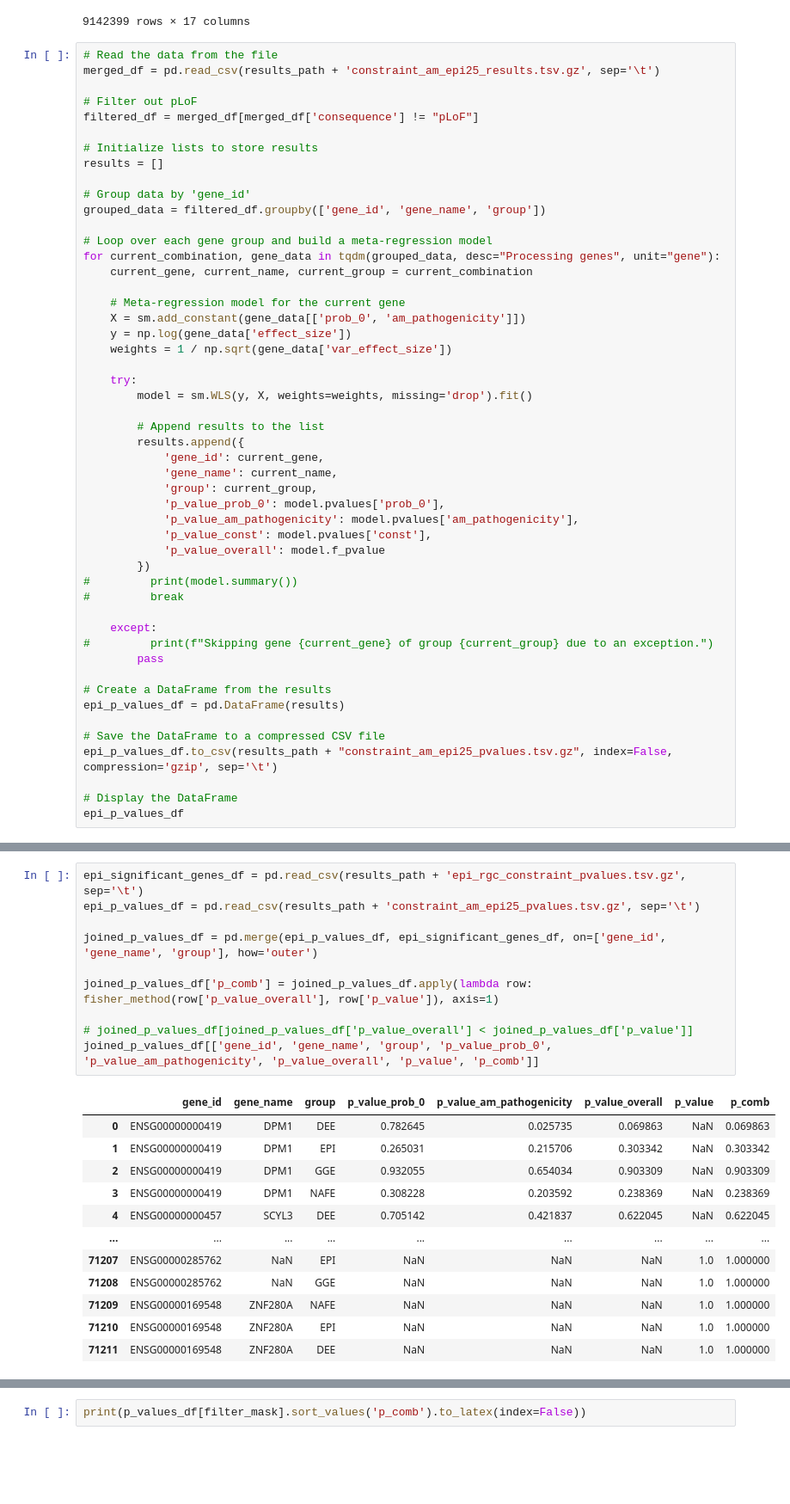
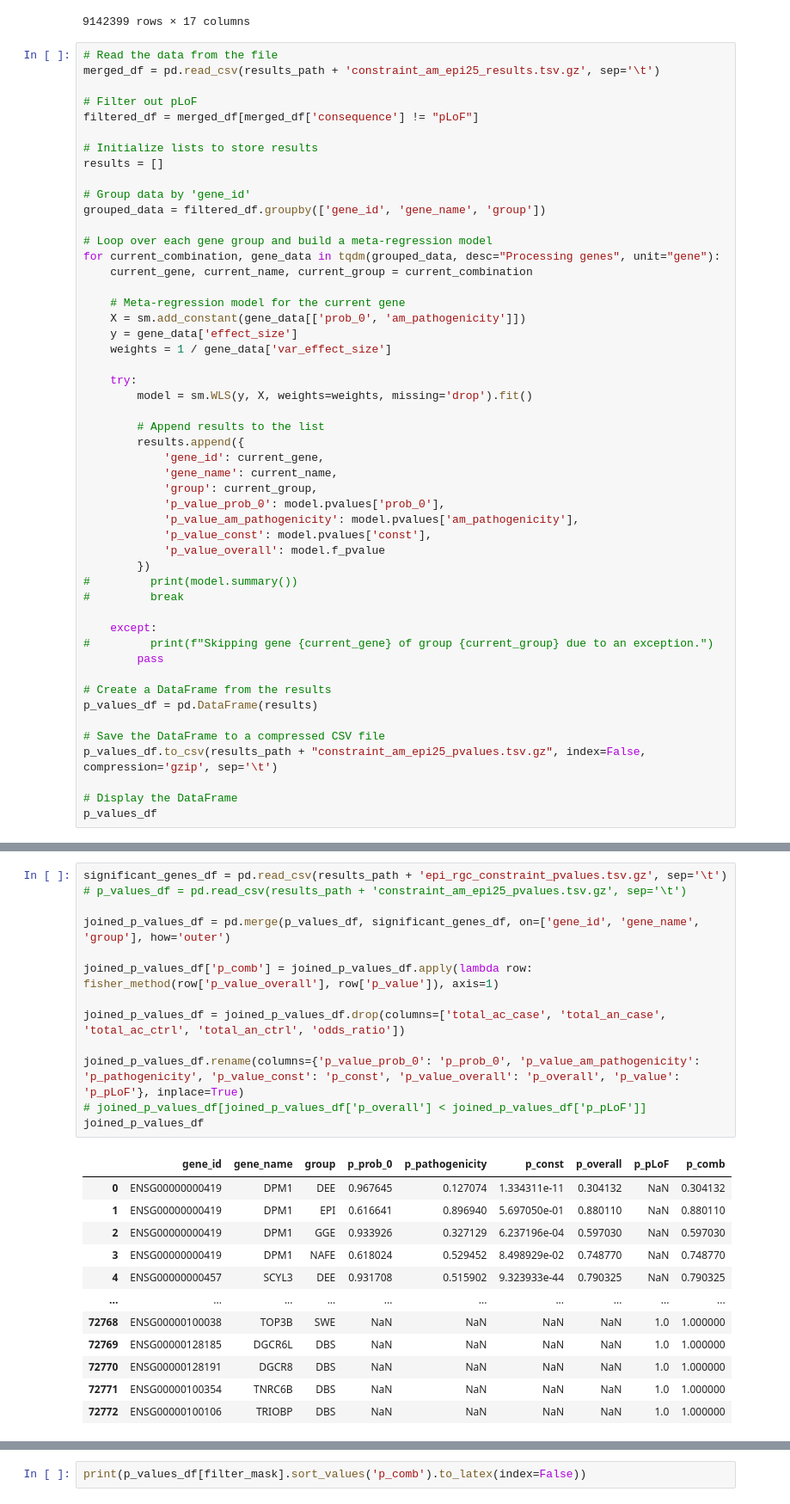
Before and after one commit to healthcare-medicine-ai/wgs-constraint-llm, a Jupyter notebook: Epilepsy Analysis.ipynb, the cells around one changed output, grey strips where cells are left out. Shown at 86% size. Saved outputs shown, nothing was run; the diff lists cells and outputs as text; blank space fills up the shorter version.

```diff
--- a/Epilepsy Analysis.ipynb
+++ b/Epilepsy Analysis.ipynb
@@ -617,8 +617,8 @@ for current_combination, gene_data in tqdm(grouped_data, desc="Processing genes"
 
     # Meta-regression model for the current gene
     X = sm.add_constant(gene_data[['prob_0', 'am_pathogenicity']])
-    y = np.log(gene_data['effect_size'])
-    weights = 1 / np.sqrt(gene_data['var_effect_size'])
+    y = gene_data['effect_size']
+    weights = 1 / gene_data['var_effect_size']
 
     try:
         model = sm.WLS(y, X, weights=weights, missing='drop').fit()
@@ -641,12 +641,12 @@ for current_combination, gene_data in tqdm(grouped_data, desc="Processing genes"
         pass
 
 # Create a DataFrame from the results
-epi_p_values_df = pd.DataFrame(results)
+p_values_df = pd.DataFrame(results)
 
 # Save the DataFrame to a compressed CSV file
-epi_p_values_df.to_csv(results_path + "constraint_am_epi25_pvalues.tsv.gz", index=False, compression='gzip', sep='\t')
+p_values_df.to_csv(results_path + "constraint_am_epi25_pvalues.tsv.gz", index=False, compression='gzip', sep='\t')
 
 # Display the DataFrame
-epi_p_values_df
+p_values_df
 # %% [output]
 |  | gene_id | gene_name | group | p_value_prob_0 | p_value_am_pathogenicity | p_value_const | p_value_overall |
@@ -665,23 +665,26 @@ epi_p_values_df
 # %%
-epi_significant_genes_df = pd.read_csv(results_path + 'epi_rgc_constraint_pvalues.tsv.gz', sep='\t')
-epi_p_values_df = pd.read_csv(results_path + 'constraint_am_epi25_pvalues.tsv.gz', sep='\t')
+significant_genes_df = pd.read_csv(results_path + 'epi_rgc_constraint_pvalues.tsv.gz', sep='\t')
+# p_values_df = pd.read_csv(results_path + 'constraint_am_epi25_pvalues.tsv.gz', sep='\t')
 
-joined_p_values_df = pd.merge(epi_p_values_df, epi_significant_genes_df, on=['gene_id', 'gene_name', 'group'], how='outer')
+joined_p_values_df = pd.merge(p_values_df, significant_genes_df, on=['gene_id', 'gene_name', 'group'], how='outer')
 
 joined_p_values_df['p_comb'] = joined_p_values_df.apply(lambda row: fisher_method(row['p_value_overall'], row['p_value']), axis=1)
 
-# joined_p_values_df[joined_p_values_df['p_value_overall'] < joined_p_values_df['p_value']]
-joined_p_values_df[['gene_id', 'gene_name', 'group', 'p_value_prob_0', 'p_value_am_pathogenicity', 'p_value_overall', 'p_value', 'p_comb']]
+joined_p_values_df = joined_p_values_df.drop(columns=['total_ac_case', 'total_an_case', 'total_ac_ctrl', 'total_an_ctrl', 'odds_ratio'])
+
+joined_p_values_df.rename(columns={'p_value_prob_0': 'p_prob_0', 'p_value_am_pathogenicity': 'p_pathogenicity', 'p_value_const': 'p_const', 'p_value_overall': 'p_overall', 'p_value': 'p_pLoF'}, inplace=True)
+# joined_p_values_df[joined_p_values_df['p_overall'] < joined_p_values_df['p_pLoF']]
+joined_p_values_df
 # %% [output]
-|  | gene_id | gene_name | group | p_value_prob_0 | p_value_am_pathogenicity | p_value_overall | p_value | p_comb |
-| 0 | ENSG00000000419 | DPM1 | DEE | 0.782645 | 0.025735 | 0.069863 | NaN | 0.069863 |
-| 1 | ENSG00000000419 | DPM1 | EPI | 0.265031 | 0.215706 | 0.303342 | NaN | 0.303342 |
-| 2 | ENSG00000000419 | DPM1 | GGE | 0.932055 | 0.654034 | 0.903309 | NaN | 0.903309 |
-| 3 | ENSG00000000419 | DPM1 | NAFE | 0.308228 | 0.203592 | 0.238369 | NaN | 0.238369 |
-| 4 | ENSG00000000457 | SCYL3 | DEE | 0.705142 | 0.421837 | 0.622045 | NaN | 0.622045 |
-| ... | ... | ... | ... | ... | ... | ... | ... | ... |
-| 71207 | ENSG00000285762 | NaN | EPI | NaN | NaN | NaN | 1.0 | 1.000000 |
-| 71208 | ENSG00000285762 | NaN | GGE | NaN | NaN | NaN | 1.0 | 1.000000 |
-| 71209 | ENSG00000169548 | ZNF280A | NAFE | NaN | NaN | NaN | 1.0 | 1.000000 |
-| 71210 | ENSG00000169548 | ZNF280A | EPI | NaN | NaN | NaN | 1.0 | 1.000000 |
-| 71211 | ENSG00000169548 | ZNF280A | DEE | NaN | NaN | NaN | 1.0 | 1.000000 |
+|  | gene_id | gene_name | group | p_prob_0 | p_pathogenicity | p_const | p_overall | p_pLoF | p_comb |
+| 0 | ENSG00000000419 | DPM1 | DEE | 0.967645 | 0.127074 | 1.334311e-11 | 0.304132 | NaN | 0.304132 |
+| 1 | ENSG00000000419 | DPM1 | EPI | 0.616641 | 0.896940 | 5.697050e-01 | 0.880110 | NaN | 0.880110 |
+| 2 | ENSG00000000419 | DPM1 | GGE | 0.933926 | 0.327129 | 6.237196e-04 | 0.597030 | NaN | 0.597030 |
+| 3 | ENSG00000000419 | DPM1 | NAFE | 0.618024 | 0.529452 | 8.498929e-02 | 0.748770 | NaN | 0.748770 |
+| 4 | ENSG00000000457 | SCYL3 | DEE | 0.931708 | 0.515902 | 9.323933e-44 | 0.790325 | NaN | 0.790325 |
+| ... | ... | ... | ... | ... | ... | ... | ... | ... | ... |
+| 72768 | ENSG00000100038 | TOP3B | SWE | NaN | NaN | NaN | NaN | 1.0 | 1.000000 |
+| 72769 | ENSG00000128185 | DGCR6L | DBS | NaN | NaN | NaN | NaN | 1.0 | 1.000000 |
+| 72770 | ENSG00000128191 | DGCR8 | DBS | NaN | NaN | NaN | NaN | 1.0 | 1.000000 |
+| 72771 | ENSG00000100354 | TNRC6B | DBS | NaN | NaN | NaN | NaN | 1.0 | 1.000000 |
+| 72772 | ENSG00000100106 | TRIOBP | DBS | NaN | NaN | NaN | NaN | 1.0 | 1.000000 |
```
Also changed, not shown: parts of 3 cells of this notebook.
